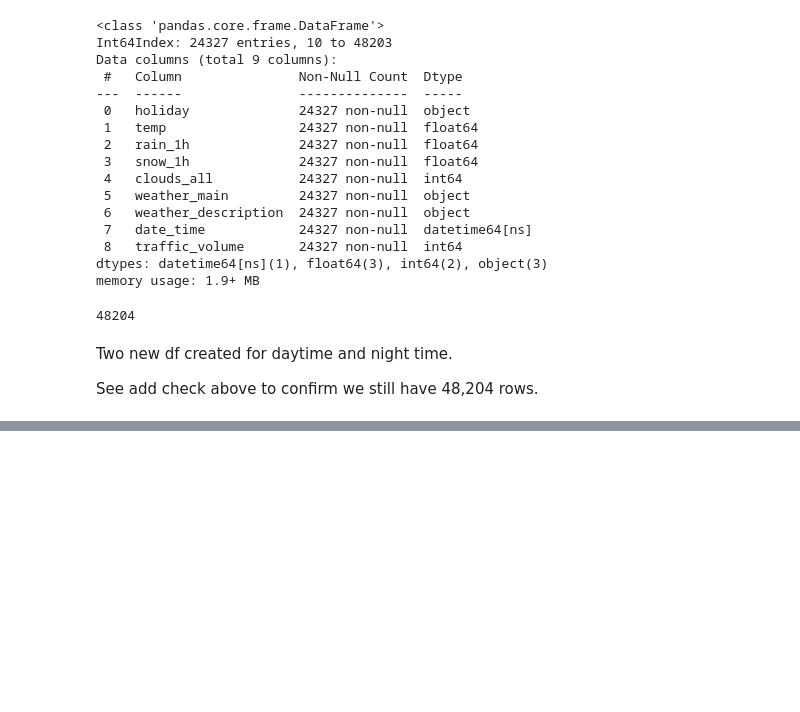
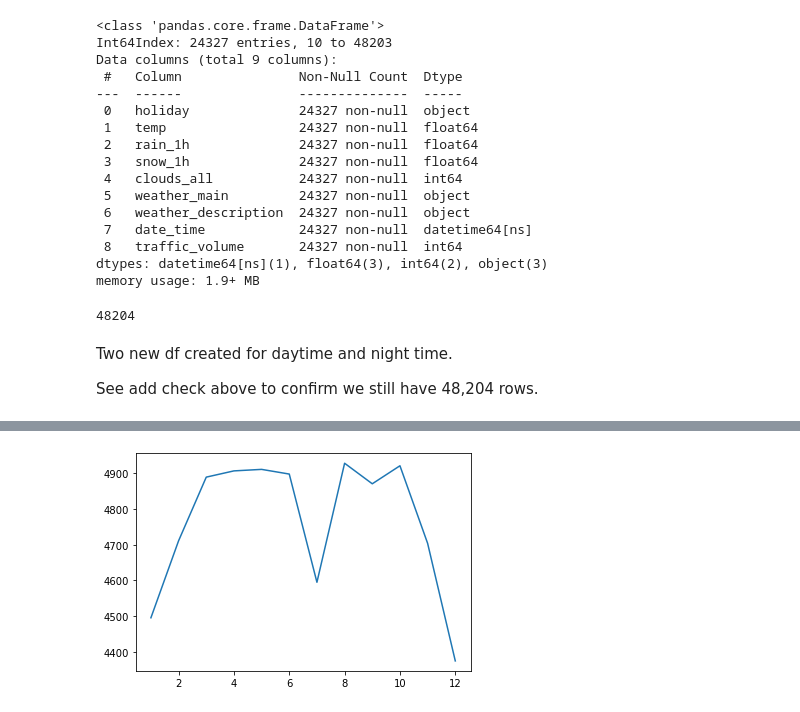
Before and after one commit to timwoodland/Finding_heavy_traffic_indicators_on_I-94_project, a Jupyter notebook: Finding_heavy_traffic_indicators_on_I-94_project.ipynb, the cells around one changed output, grey strips where cells are left out. Saved outputs shown, nothing was run; the diff lists cells and outputs as text; code cells hidden in the pictures; blank space fills up the shorter version.

```diff
--- a/Finding_heavy_traffic_indicators_on_I-94_project.ipynb
+++ b/Finding_heavy_traffic_indicators_on_I-94_project.ipynb
@@ -185,0 +243,4 @@ See add check above to confirm we still have 48,204 rows.
+# %%
+traffic_daytime['month'] = traffic_daytime['date_time'].dt.month
+# %%
+traffic_by_month = traffic_daytime.groupby('month').mean()
@@ -185,0 +264,7 @@ See add check above to confirm we still have 48,204 rows.
+# %%
+plt.plot(traffic_by_month.index,
+        traffic_by_month['traffic_volume'])
+
+plt.show()
+# %% [output]
+[figure, added]
```
Also changed, not shown: parts of 17 cells of this notebook.
